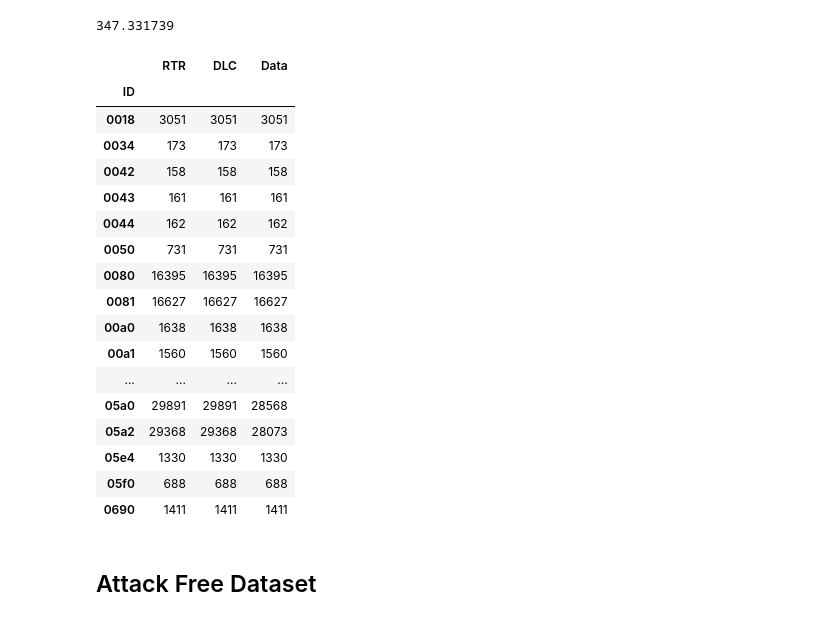
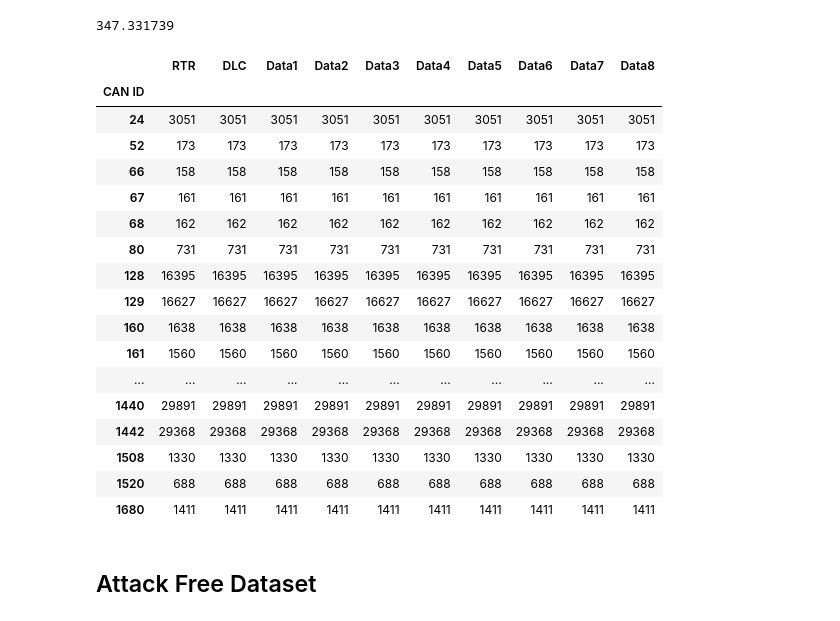
Before and after one commit to mehrotrasan16/CS581-CAN-DO-Project, a Jupyter notebook: code/Data_Preparation.ipynb, the cells around one changed output. Cells and saved outputs as stored; diff of their text form; code cells hidden in the pictures.

```diff
--- a/code/Data_Preparation.ipynb
+++ b/code/Data_Preparation.ipynb
@@ -158,14 +268,15 @@ count
 # %%
 dfdict2 = {}
 # %%
+#remove the old format and put into dictionary
 with open('/content/drive/My Drive/Colab Notebooks/CS581-TestResults/project-data/Fuzzy_attack_dataset.txt','r') as file:
     for line in file.readlines():
         line = line.split()
         line.remove('Timestamp:')
         line.remove('ID:')
         line.remove('DLC:')
-        if len(line) > 4:
-            line[4] = line[4:]
-            line = line[:5]
+        # if len(line) > 4:
+        #     line[4] = line[4:]
+        #     line = line[:5]
         dfdict2[float(line[0])] = line[1:]
         # print(line)
@@ -172,7 +296,7 @@ with open('/content/drive/My Drive/Colab Notebooks/CS581-TestResults/project-dat
 # %%
+#create df from dictionary
 df2 = pd.DataFrame(dict([ (k,pd.Series(v)) for k,v in dfdict2.items() ]))
 df2 = df2.T
-df2.columns = ['ID','RTR','DLC','Data']
-df2.index = df2.index.rename('Timestamp')
+df2 = df2.iloc[:,:-1]
 df2
 # %% [output]
@@ -192,0 +316,6 @@ df2
+# %%
+#set index and column names
+# df2.set_index('Timestamp')
+df2.columns = ['CAN ID','RTR','DLC','Data1','Data2','Data3','Data4','Data5','Data6','Data7','Data8']
+df2.index = df2.index.rename('Timestamp')
+df2
@@ -192,0 +337,15 @@ df2
+# %%
+# replace NaNs with 0s
+df2 = df2.fillna('0')
+print(df2.head(20))
+#convert hex strings and objects to ints
+print(df2.dtypes)
+#change datatypes from hex to int
+df2['CAN ID'] = df2['CAN ID'].apply(lambda x: int(x, 16))
+df2['DLC'] = df2['DLC'].astype('int32')
+df2['RTR'] = df2['RTR'].astype('int32')
+b16 = lambda x: int(x,16)
+for col in ['Data1','Data2','Data3','Data4','Data5','Data6','Data7','Data8']:
+    df2[col] = df2[col].apply(b16)
+print(df2.dtypes)
+df2.head(20)
@@ -201,24 +396,25 @@ deviceids = df2['ID'].unique()
 # %%
-df2.groupby('ID').count()
+df2.groupby('CAN \
+ID').count()
 # %% [output]
-|  | RTR | DLC | Data |
-| ID |  |  |  |
-| 0018 | 3051 | 3051 | 3051 |
-| 0034 | 173 | 173 | 173 |
-| 0042 | 158 | 158 | 158 |
-| 0043 | 161 | 161 | 161 |
-| 0044 | 162 | 162 | 162 |
-| 0050 | 731 | 731 | 731 |
-| 0080 | 16395 | 16395 | 16395 |
-| 0081 | 16627 | 16627 | 16627 |
-| 00a0 | 1638 | 1638 | 1638 |
-| 00a1 | 1560 | 1560 | 1560 |
-| ... | ... | ... | ... |
-| 05a0 | 29891 | 29891 | 28568 |
-| 05a2 | 29368 | 29368 | 28073 |
-| 05e4 | 1330 | 1330 | 1330 |
-| 05f0 | 688 | 688 | 688 |
-| 0690 | 1411 | 1411 | 1411 |
+|  | RTR | DLC | Data1 | Data2 | Data3 | Data4 | Data5 | Data6 | Data7 | Data8 |
+| CAN ID |  |  |  |  |  |  |  |  |  |  |
+| 24 | 3051 | 3051 | 3051 | 3051 | 3051 | 3051 | 3051 | 3051 | 3051 | 3051 |
+| 52 | 173 | 173 | 173 | 173 | 173 | 173 | 173 | 173 | 173 | 173 |
+| 66 | 158 | 158 | 158 | 158 | 158 | 158 | 158 | 158 | 158 | 158 |
+| 67 | 161 | 161 | 161 | 161 | 161 | 161 | 161 | 161 | 161 | 161 |
+| 68 | 162 | 162 | 162 | 162 | 162 | 162 | 162 | 162 | 162 | 162 |
+| 80 | 731 | 731 | 731 | 731 | 731 | 731 | 731 | 731 | 731 | 731 |
+| 128 | 16395 | 16395 | 16395 | 16395 | 16395 | 16395 | 16395 | 16395 | 16395 | 16395 |
+| 129 | 16627 | 16627 | 16627 | 16627 | 16627 | 16627 | 16627 | 16627 | 16627 | 16627 |
+| 160 | 1638 | 1638 | 1638 | 1638 | 1638 | 1638 | 1638 | 1638 | 1638 | 1638 |
+| 161 | 1560 | 1560 | 1560 | 1560 | 1560 | 1560 | 1560 | 1560 | 1560 | 1560 |
+| ... | ... | ... | ... | ... | ... | ... | ... | ... | ... | ... |
+| 1440 | 29891 | 29891 | 29891 | 29891 | 29891 | 29891 | 29891 | 29891 | 29891 | 29891 |
+| 1442 | 29368 | 29368 | 29368 | 29368 | 29368 | 29368 | 29368 | 29368 | 29368 | 29368 |
+| 1508 | 1330 | 1330 | 1330 | 1330 | 1330 | 1330 | 1330 | 1330 | 1330 | 1330 |
+| 1520 | 688 | 688 | 688 | 688 | 688 | 688 | 688 | 688 | 688 | 688 |
+| 1680 | 1411 | 1411 | 1411 | 1411 | 1411 | 1411 | 1411 | 1411 | 1411 | 1411 |
 # %% [markdown]
 ## Attack Free Dataset
 # %%
```
Also changed, not shown: parts of 32 cells of this notebook.
